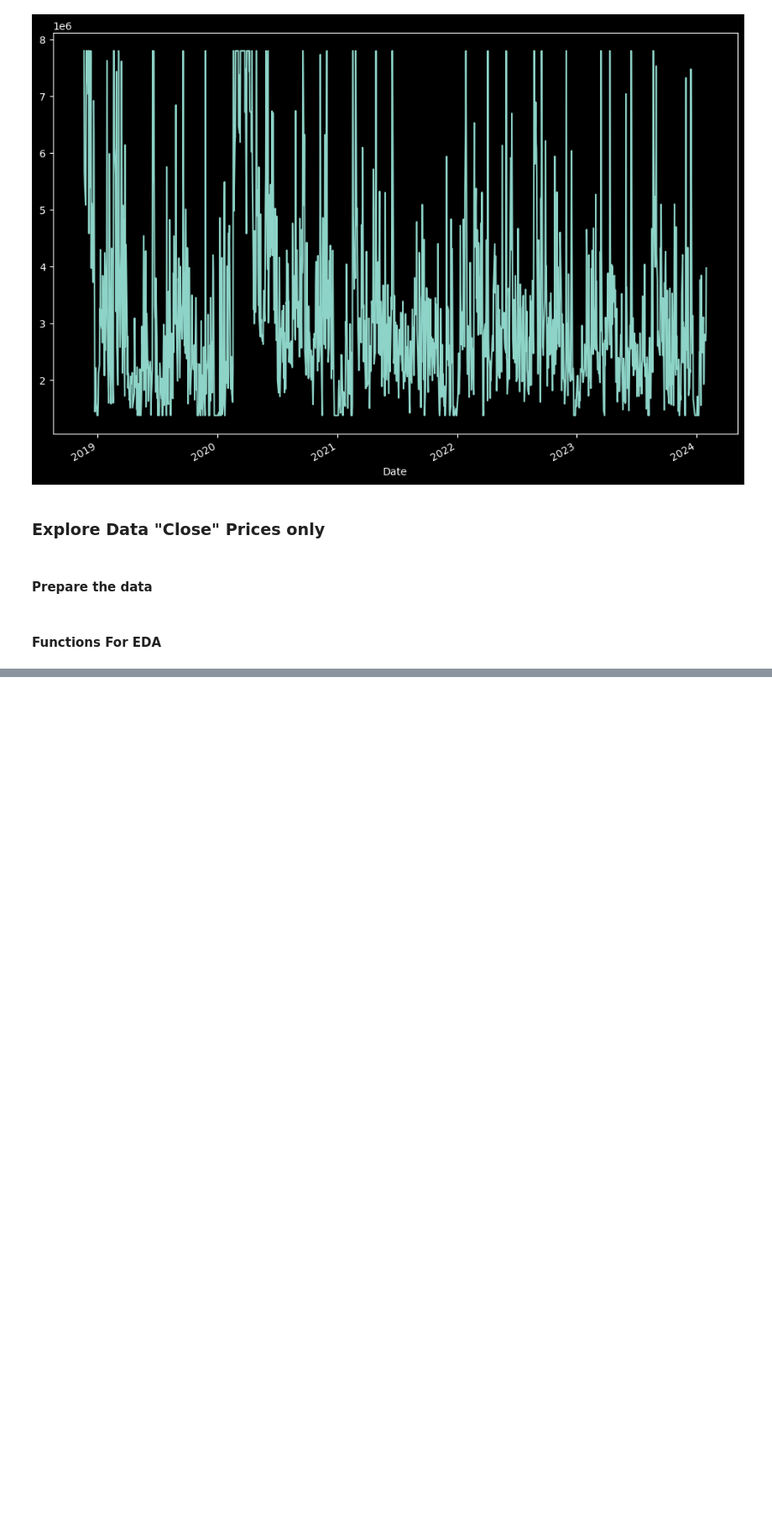
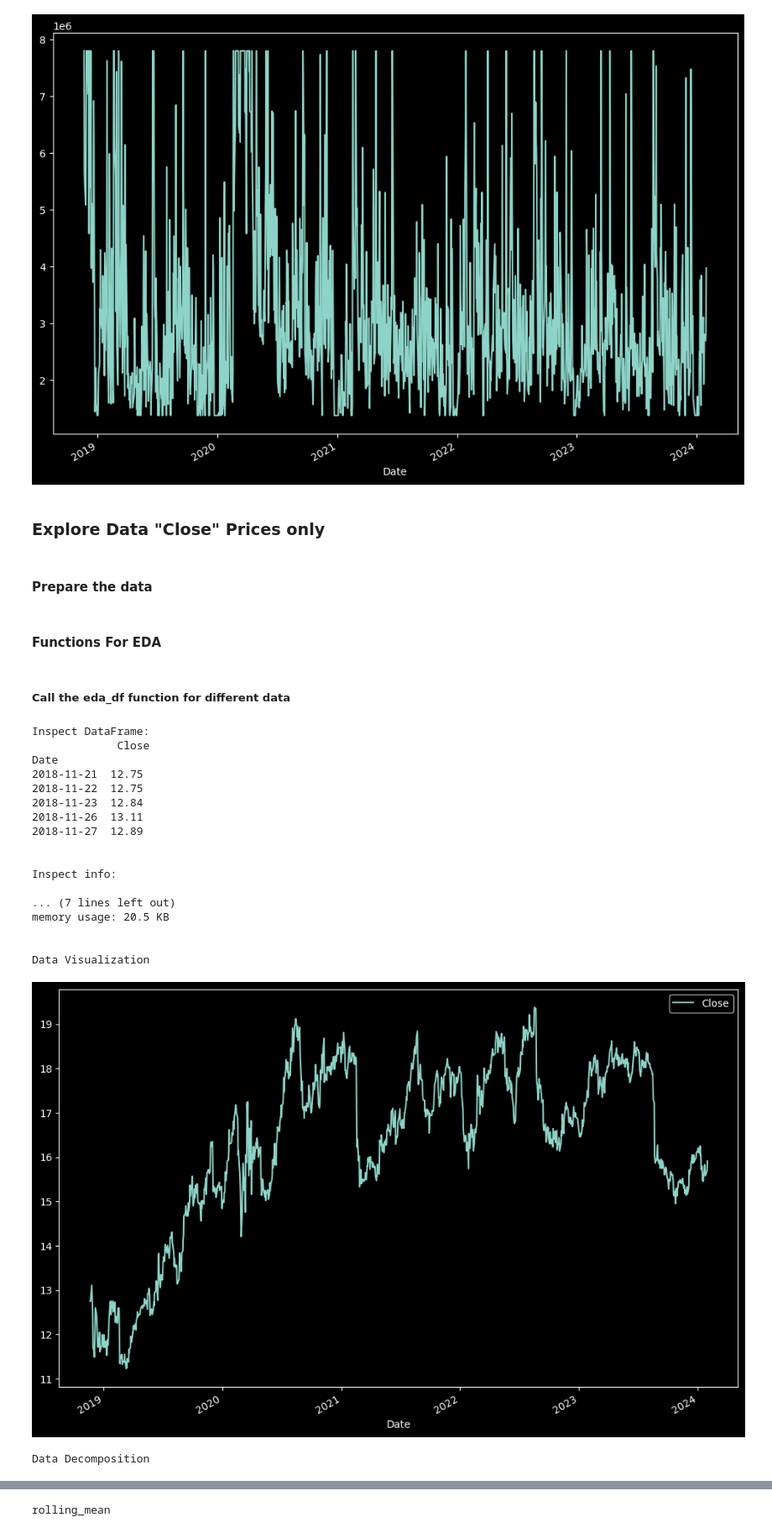
Before and after one commit to VeraLyu2022/iod, a Jupyter notebook: project 2/col eda and fucntion project2.ipynb, the cells around one changed output, grey strips where cells are left out. Shown at 84% size. Saved outputs shown, nothing was run; the diff lists cells and outputs as text; code cells hidden in the pictures; blank space fills up the shorter version.

```diff
--- a/project 2/col eda and fucntion project2.ipynb
+++ b/project 2/col eda and fucntion project2.ipynb
@@ -242,3 +243,28 @@ def eda_df(df, seasonal_period, rolling_window):
     plot_df(df)
     decomposition_df(df, seasonal_period)
     rolling_mean(df, rolling_window)
+# %% [markdown]
+##### Call the eda_df function for different data
+# %%
+# original data
+eda_df(close_d_org, 30, 30)
+# %% [output]
+Inspect DataFrame:
+             Close
+Date
+2018-11-21  12.75
+2018-11-22  12.75
+2018-11-23  12.84
+2018-11-26  13.11
+2018-11-27  12.89
+
+
+Inspect info:
+
+... (7 lines left out)
+memory usage: 20.5 KB
+
+
+Data Visualization
+[figure, added]
+Data Decomposition
@@ -244,0 +272 @@ def eda_df(df, seasonal_period, rolling_window):
+rolling_mean
```
Also changed, not shown: parts of 12 cells of this notebook.
